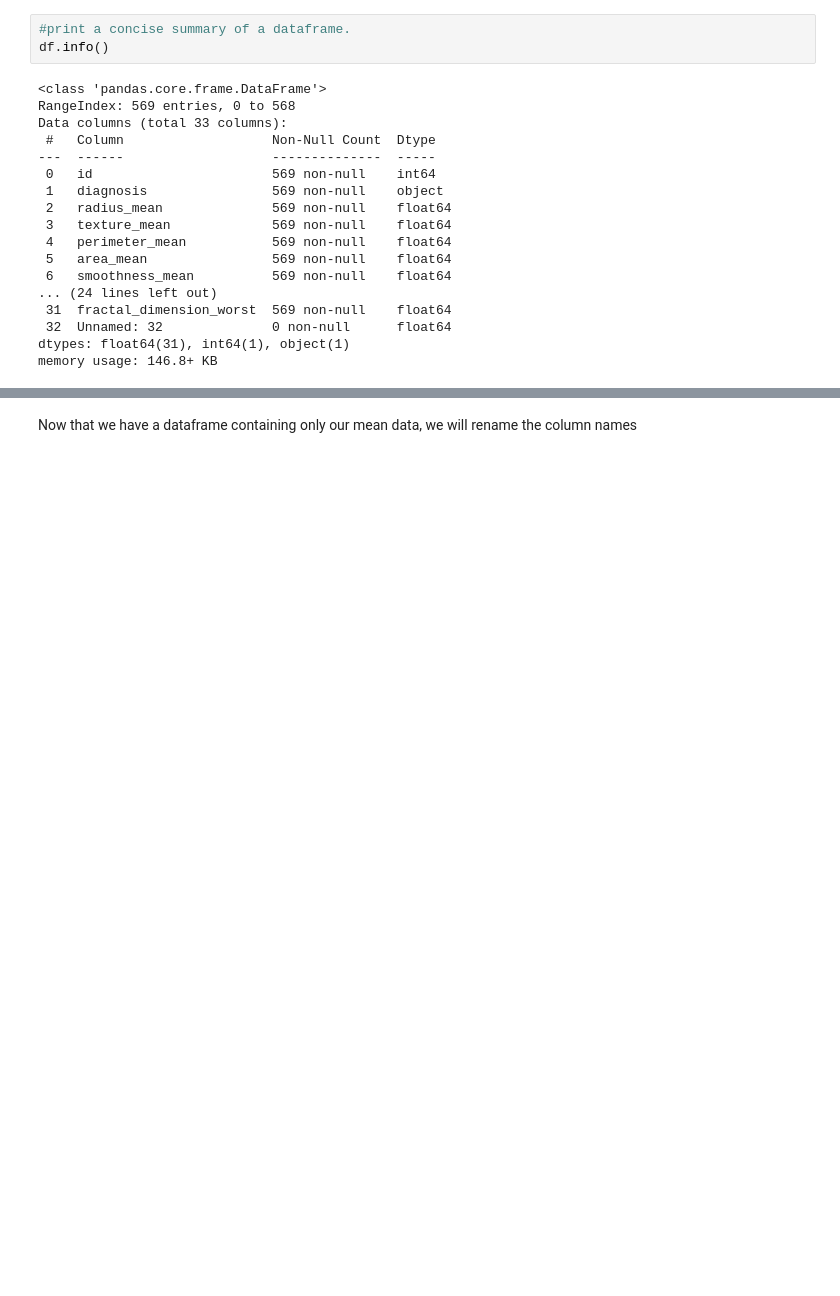
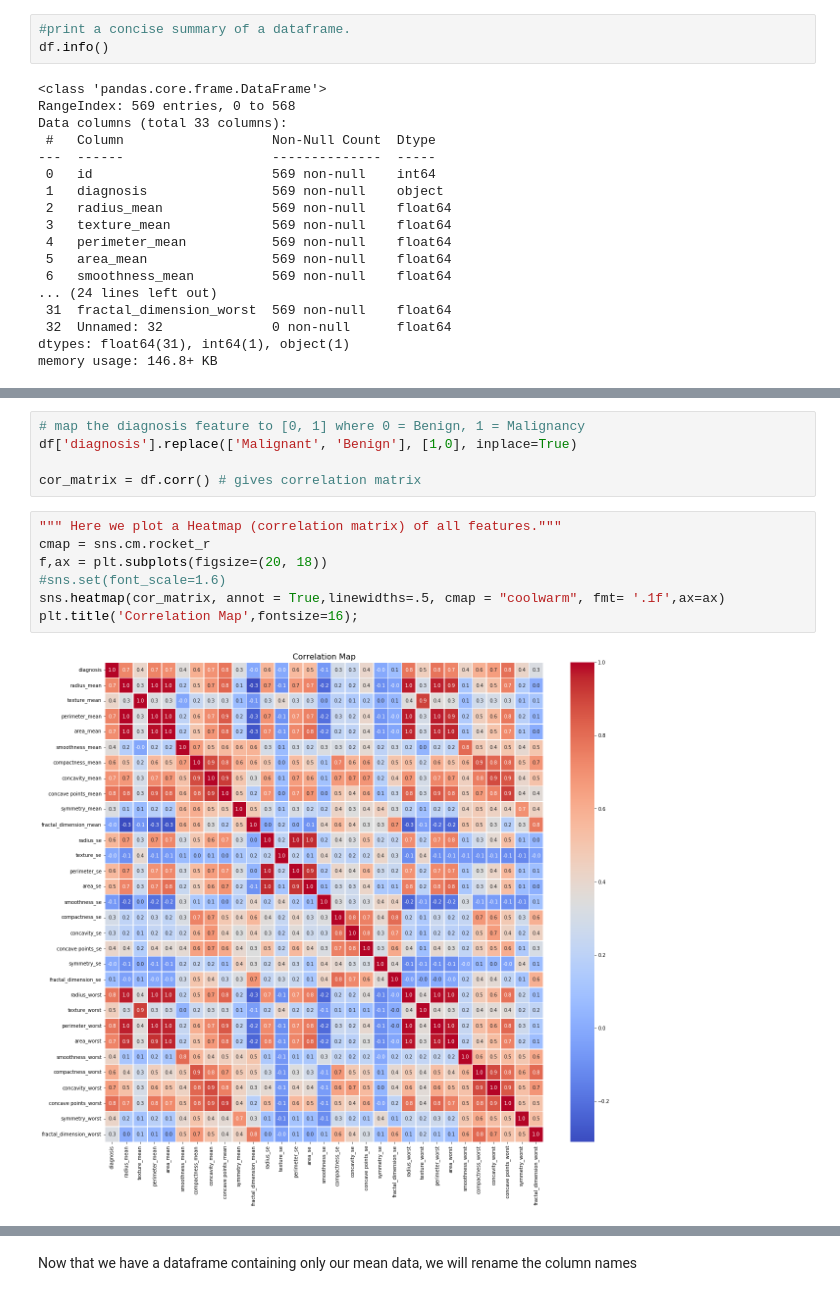
Before and after one commit to Marvykalu/Cancer_data_project, a Jupyter notebook: Breast_Cancer_data_processing.ipynb, the cells around one changed output, grey strips where cells are left out. Saved outputs shown, nothing was run; the diff lists cells and outputs as text; blank space fills up the shorter version.

```diff
--- a/Breast_Cancer_data_processing.ipynb
+++ b/Breast_Cancer_data_processing.ipynb
@@ -180,0 +168,14 @@ df_transformed_mean.head(2)
+# %%
+# map the diagnosis feature to [0, 1] where 0 = Benign, 1 = Malignancy
+df['diagnosis'].replace(['Malignant', 'Benign'], [1,0], inplace=True)
+
+cor_matrix = df.corr() # gives correlation matrix
+# %%
+""" Here we plot a Heatmap (correlation matrix) of all features."""
+cmap = sns.cm.rocket_r
+f,ax = plt.subplots(figsize=(20, 18))
+#sns.set(font_scale=1.6)
+sns.heatmap(cor_matrix, annot = True,linewidths=.5, cmap = "coolwarm", fmt= '.1f',ax=ax)
+plt.title('Correlation Map',fontsize=16);
+# %% [output]
+[figure, added]
```
Also changed, not shown: parts of 66 cells of this notebook.
